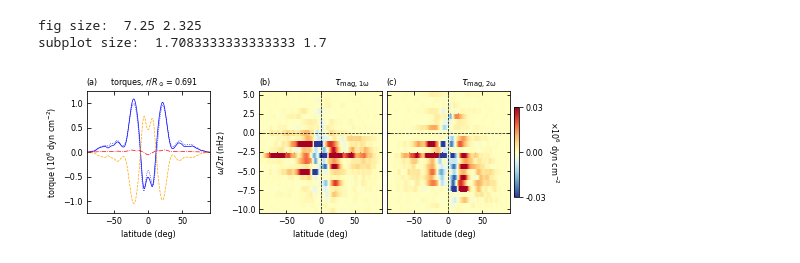
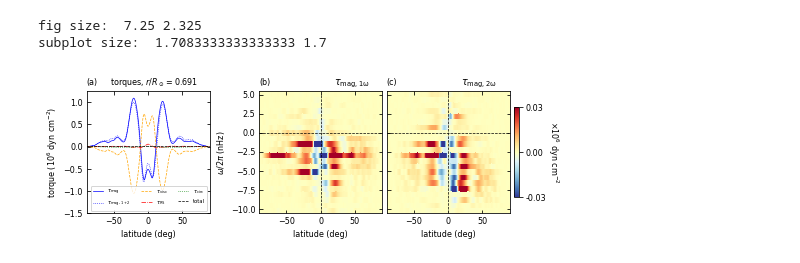
Before and after one commit to illorenzo7/Tacho_Letter_Plots_Part2, a Jupyter notebook: 00_magtorque_freq.ipynb, the cells around one changed output. Cells and saved outputs as stored; diff of their text form; code cells hidden in the pictures.

```diff
--- a/00_magtorque_freq.ipynb
+++ b/00_magtorque_freq.ipynb
@@ -70,10 +70,16 @@ torque_ms = vals[:, :, lut[1806]]
 vp = vals[:, :, lut[3]]
 diffrot = vp/gi['xx']/2/np.pi*1e9 # DR in nHz
 
+# other torques
+torque_rs = -vals[:, :, lut[1801]]
+torque_mc = -vals[:, :, lut[1802]] + vals[:, :, lut[1803]]
+
 torque_mag = torque_ms + torque_mm
 plt.figure()
 plt.plot(tt_lat, torque_mag[:, rinds[ir0]], label='mag')
 plt.plot(tt_lat, torque_v[:, rinds[ir0]], label='visc')
+plt.plot(tt_lat, torque_mc[:, rinds[ir0]], label='circ')
+plt.plot(tt_lat, torque_rs[:, rinds[ir0]], label='RS')
 plt.legend()
 plt.title('r/rsun = %.3f' %(rr[rinds[ir0]]/rsun))
 # %% [output]
@@ -295,11 +301,18 @@ linewidth = 0.7
 plt.sca(ax1)
 plt.plot(tt_lat, torque_mag[:, rinds[ir0]]/1e6, 'b-', label=r'$\tau_{\rm{mag}}$', linewidth=linewidth)
 plt.plot(tt_lat, np.sum(torque_spec_m[mmin:mmax+1,:], axis=0)/1e6, 'b:',\
-         label=r'$\tau_{\rm{mag,1}}+\tau_{\rm{mag,2}}$', linewidth=linewidth)
+         label=r'$\tau_{\rm{mag,1+2}}$', linewidth=linewidth)
 plt.plot(tt_lat, torque_v[:, rinds[ir0]]/1e6, label=r'$\tau_{\rm{visc}}$', color='orange',\
          linestyle='--', linewidth=linewidth)
-plt.plot(tt_lat, (torque_v + torque_mag)[:, rinds[ir0]]/1e6,'r-.',\
-         label=r'$\tau_{\rm{mag}} + \tau_{\rm{visc}}$', linewidth=linewidth)
+
+# Reynolds stress and meridional circulation
+plt.plot(tt_lat, torque_rs[:, rinds[ir0]]/1e6,'r-.',\
+         label=r'$\tau_{\rm{RS}}$', linewidth=linewidth)
+plt.plot(tt_lat, torque_mc[:, rinds[ir0]]/1e6,'g:',\
+         label=r'$\tau_{\rm{circ}}$', linewidth=linewidth)
+# the sum
+plt.plot(tt_lat, (torque_v + torque_mag + torque_rs + torque_mc)[:, rinds[ir0]]/1e6,'k--',\
+         label='total', linewidth=linewidth)
 
 plt.minorticks_off()
 plt.tick_params(top=True, right=True, direction='in', which='both',labelsize=labelsize)
@@ -308,11 +321,11 @@ plt.xlabel('latitude (deg)', fontsize=labelsize)
 plt.xlim(-90, 90)
 the_unit = r'$10^6\ \rm{dyn\ cm^{-2}}$'
 plt.ylabel('torque (' + the_unit + ')', fontsize=labelsize)
-#plt.legend(fontsize=1.2*labelsize, ncol=1, loc='center left', bbox_to_anchor=(1, 0.5))
+plt.legend(fontsize=0.65*labelsize, ncol=3, loc='lower right')
 
 # make room for legend
 #ax1.set_ylim(-250, 125)
-ax1.set_ylim(-1.25, 1.25)
+ax1.set_ylim(-1.5, 1.25)
 
 # plot the magnetic torque vs. frequency
 #kw_my_pcolormesh.cmap = None
@@ -372,33 +385,33 @@ for ax in [ax1, ax2, ax3]:
 
 # add zero lines for frequency
 for ax in [ax2, ax3]:
     ax.plot(tt_lat, tt_lat*0, 'k--', linewidth=linewidth)
     freqvals = np.linspace(freqmin, freqmax, 100)
     ax.plot(np.zeros(100), freqvals, 'k--', linewidth=linewidth)
 
 iplot = 0
 nsigma = 2
 #for ax in [ax2, ax3]:
 for ax in []:
     ax.plot(tt_lat, tt_lat*0, 'k--', linewidth=linewidth)
 
     # plot the differential rotation too, and its deviation
 
     # also cut off the latitude because the poles go crazy
     latcut = 60.
     icut1, icut2 = np.argmin(np.abs(tt_lat+latcut)), np.argmin(np.abs(tt_lat-latcut))
     ax.plot(tt_lat[icut1:icut2+1], diffrot_mean[icut1:icut2+1]*(iplot+1), 'k:', linewidth=2*linewidth)
     #ax.plot(tt_lat[icut1:icut2+1], diffrot_min[icut1:icut2+1]*(iplot+1), 'k:', linewidth=1*linewidth)
     #ax.plot(tt_lat[icut1:icut2+1], diffrot_max[icut1:icut2+1]*(iplot+1), 'k:', linewidth=1*linewidth)
     ax.plot(tt_lat[icut1:icut2+1], (diffrot_mean + nsigma*diffrot_dev)[icut1:icut2+1]*(iplot+1),\
             'k:', linewidth=1*linewidth)
     ax.plot(tt_lat[icut1:icut2+1], (diffrot_mean - nsigma*diffrot_dev)[icut1:icut2+1]*(iplot+1),\
             'k:', linewidth=1*linewidth)
     iplot += 1
 
 plt.savefig('images/magtorque_freq.png', dpi=300)
 # make lineplot
 # %% [output]
-[figure, old version]
+[figure, new version]
 # %%
 np.shape(torque_spec)
```
Also changed, not shown: parts of 5 cells of this notebook, 1 other file.
